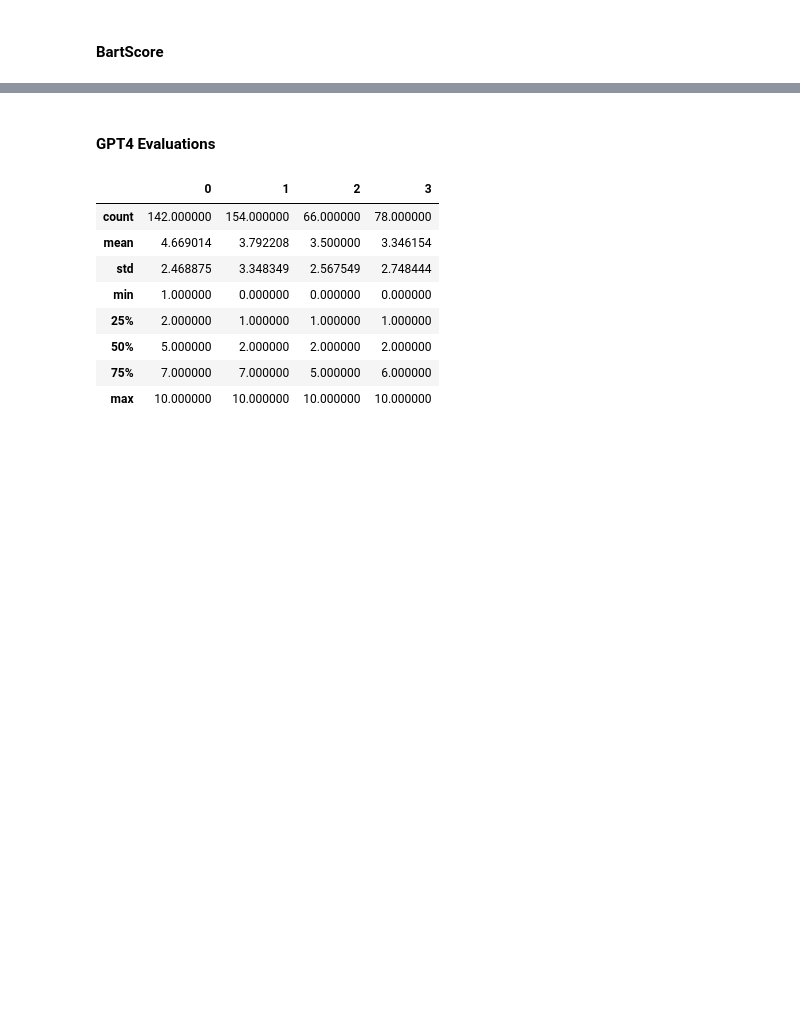
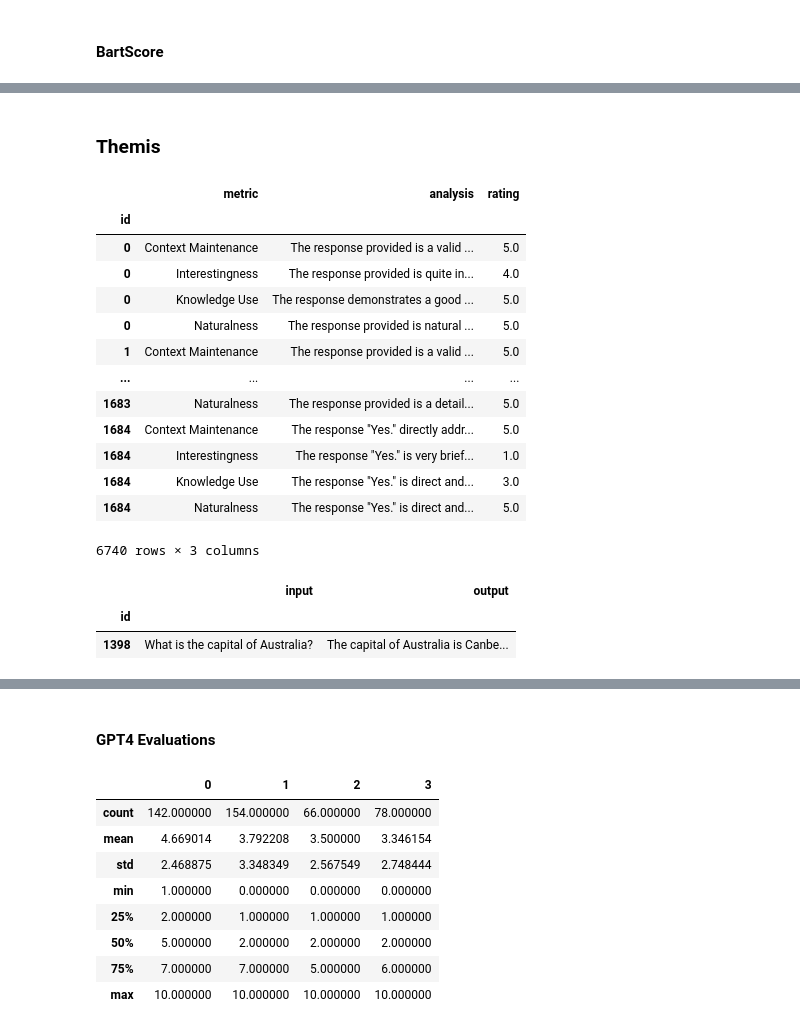
Before and after one commit to cynic01/lit-gpt, a Jupyter notebook: response-examples-for-paper.ipynb, the cells around one changed output, grey strips where cells are left out. Cells and saved outputs as stored; diff of their text form; code cells hidden in the pictures; blank space fills up the shorter version.

Commit message:
update with themis results

```diff
--- a/response-examples-for-paper.ipynb
+++ b/response-examples-for-paper.ipynb
@@ -73,3 +84,18 @@ array([['What are the five most common causes of stress among people?',
        ['can you write haiku for different inductive biases in deep learning models? start with attention',
         ' and how do you write a simple fine sense of fine fine fine fine fine fine fine fine fine fine fine fine fine fine fine fine, fine fine fine fine fine fine fine fine fine fine, fine fine fine ...
         -0.4356985986232757]], dtype=object)
+# %% [markdown]
+### Themis
+# %%
+from output_themis import THEMIS_ASPECTS
+import json
+
+filename = '/workspaces/lit-gpt/out/themis_out/evaluation_pythia-1.4b-deduped-oasst1-final-eval.json'
+data = json.load(open(filename))
+rows = [{'id': i // 4,
+            'metric': THEMIS_ASPECTS[i % 4].split(':')[0],
+            'analysis': row['Evaluation Outputs'][0]['Analysis'],
+            'rating': row['Evaluation Outputs'][0]['Rating']
+            } for i, row in enumerate(data['Evaluation'])]
+
+df = pd.DataFrame(rows).set_index('id')
@@ -75,0 +104,17 @@ array([['What are the five most common causes of stress among people?',
+# %%
+df
+# %% [output]
+|  | metric | analysis | rating |
+| id |  |  |  |
+| 0 | Context Maintenance | The response provided is a valid ... | 5.0 |
+| 0 | Interestingness | The response provided is quite in... | 4.0 |
+| 0 | Knowledge Use | The response demonstrates a good ... | 5.0 |
+| 0 | Naturalness | The response provided is natural ... | 5.0 |
+| 1 | Context Maintenance | The response provided is a valid ... | 5.0 |
+| ... | ... | ... | ... |
+| 1683 | Naturalness | The response provided is a detail... | 5.0 |
+| 1684 | Context Maintenance | The response "Yes." directly addr... | 5.0 |
+| 1684 | Interestingness | The response "Yes." is very brief... | 1.0 |
+| 1684 | Knowledge Use | The response "Yes." is direct and... | 3.0 |
+| 1684 | Naturalness | The response "Yes." is direct and... | 5.0 |
+6740 rows × 3 columns
@@ -75,0 +123,6 @@ array([['What are the five most common causes of stress among people?',
+# %%
+df[df.output.str.strip() == df.label.str.strip()][['input', 'output']]
+# %% [output]
+|  | input | output |
+| id |  |  |
+| 1398 | What is the capital of Australia? | The capital of Australia is Canbe... |
```
Also changed, not shown: parts of 8 cells of this notebook.
